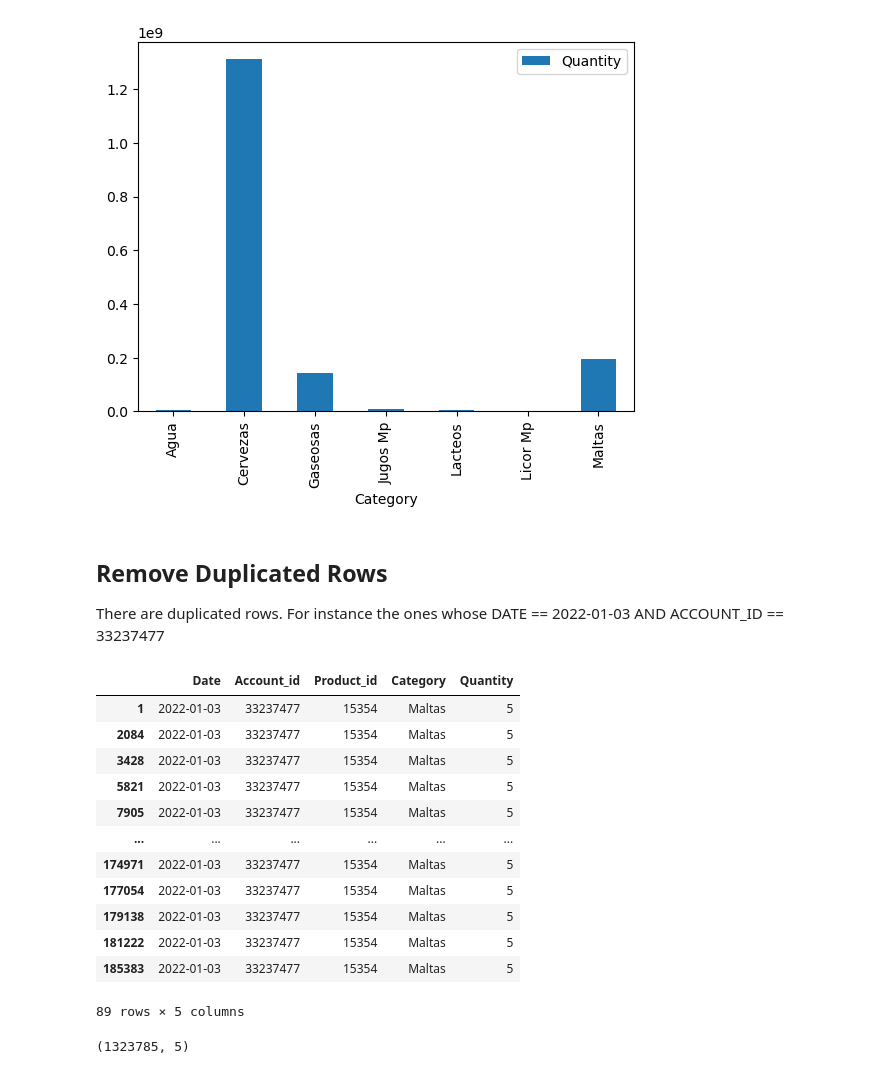
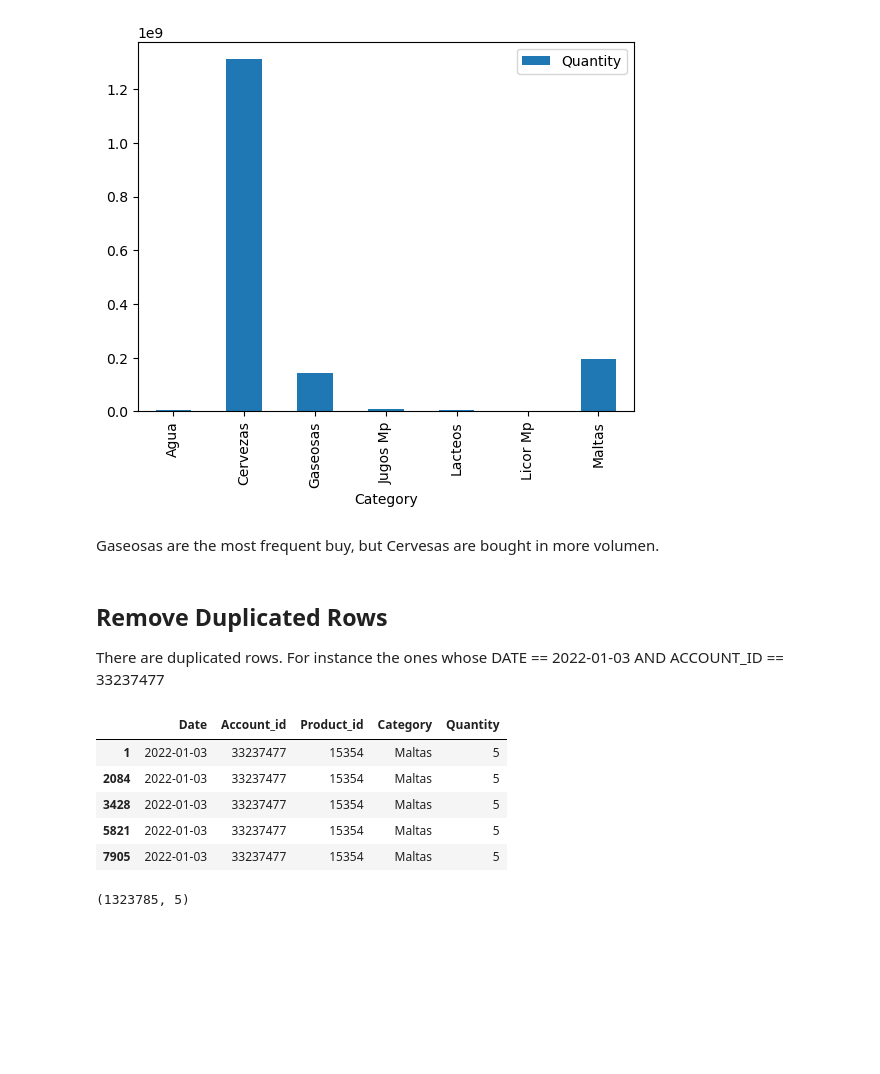
Before and after one commit to EliuthLoga/ABInBevAnalytics, a Jupyter notebook: com/analitics/DataDescriptionReport.ipynb, the cells around one changed output. Cells and saved outputs as stored; diff of their text form; code cells hidden in the pictures; blank space fills up the shorter version.

```diff
--- a/com/analitics/DataDescriptionReport.ipynb
+++ b/com/analitics/DataDescriptionReport.ipynb
@@ -140,25 +140,20 @@ sales_history_df[[QUANTITY,CATEGORY]].groupby([CATEGORY]).sum().plot(kind="bar")
 # %% [output]
 <AxesSubplot:xlabel='Category'>
 [figure]
+# %% [markdown]
+Gaseosas are the most frequent buy, but Cervesas are bought in more volumen.
 # %% [markdown]
 ## Remove Duplicated Rows
 There are duplicated rows. For instance the ones whose DATE == 2022-01-03 AND ACCOUNT_ID == 33237477
 # %%
-sales_history_df[(sales_history_df[DATE] == "2022-01-03") & (sales_history_df[ACCOUNT_ID] == 33237477)]
+sales_history_df[(sales_history_df[DATE] == "2022-01-03") & (sales_history_df[ACCOUNT_ID] == 33237477)].head()
 # %% [output]
 |  | Date | Account_id | Product_id | Category | Quantity |
 | 1 | 2022-01-03 | 33237477 | 15354 | Maltas | 5 |
 | 2084 | 2022-01-03 | 33237477 | 15354 | Maltas | 5 |
 | 3428 | 2022-01-03 | 33237477 | 15354 | Maltas | 5 |
 | 5821 | 2022-01-03 | 33237477 | 15354 | Maltas | 5 |
 | 7905 | 2022-01-03 | 33237477 | 15354 | Maltas | 5 |
-| ... | ... | ... | ... | ... | ... |
-| 174971 | 2022-01-03 | 33237477 | 15354 | Maltas | 5 |
-| 177054 | 2022-01-03 | 33237477 | 15354 | Maltas | 5 |
-| 179138 | 2022-01-03 | 33237477 | 15354 | Maltas | 5 |
-| 181222 | 2022-01-03 | 33237477 | 15354 | Maltas | 5 |
-| 185383 | 2022-01-03 | 33237477 | 15354 | Maltas | 5 |
-89 rows × 5 columns
 # %%
 cleaned_df = sales_history_df.drop_duplicates(keep="first")
 cleaned_df.shape
```
Also changed, not shown: parts of 22 cells of this notebook.
